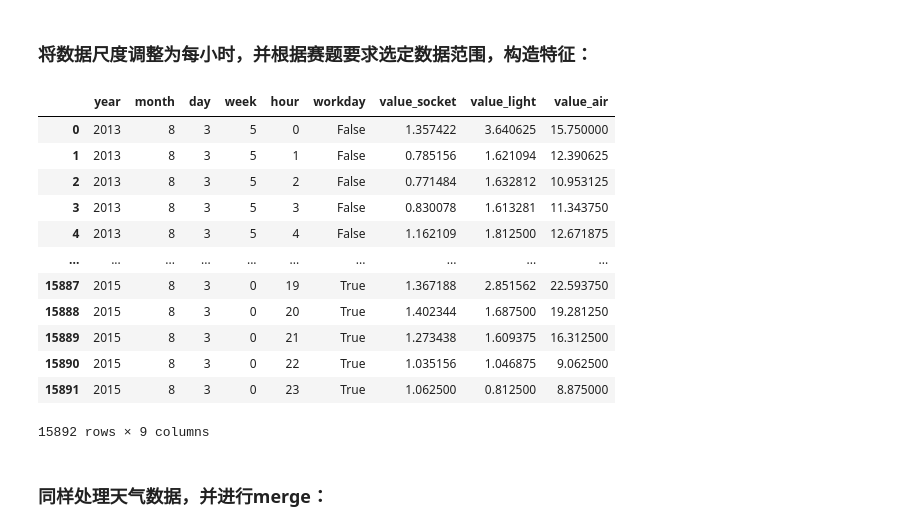
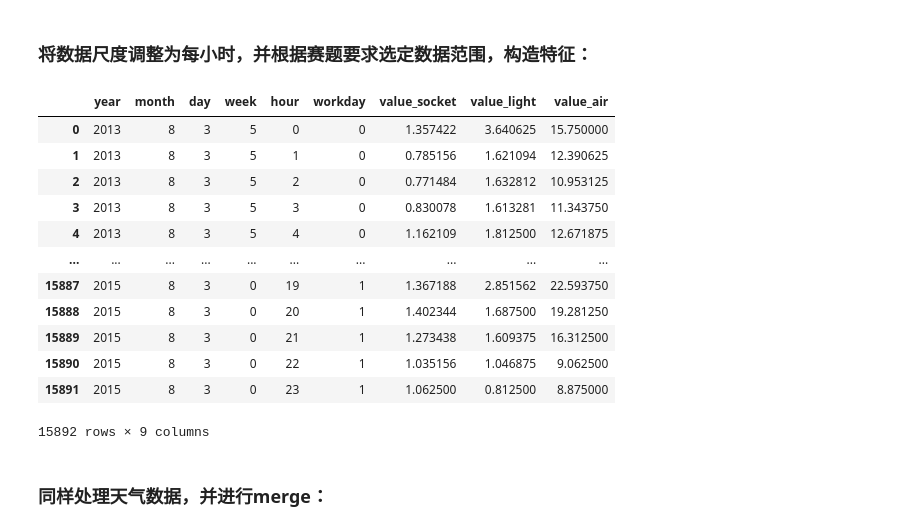
Before and after one commit to ZongXR/Smart-Building-Energy-Consumption-Prediction, a Jupyter notebook: notebooks/LightGBM.ipynb, the cells around one changed output. Saved outputs shown, nothing was run; the diff lists cells and outputs as text; code cells hidden in the pictures.

```diff
--- a/notebooks/LightGBM.ipynb
+++ b/notebooks/LightGBM.ipynb
@@ -120,27 +121,27 @@ data
 # %% [markdown]
 <h3>将数据尺度调整为每小时，并根据赛题要求选定数据范围，构造特征：</h3>
 # %%
-data["workday"] = data["time"].apply(lambda x: is_workday(x))
+data['workday'] = data["time"].apply(lambda x: is_workday(x)).astype(int)
 data['hour'] = data['time'].dt.hour
 data['week'] = data['time'].dt.weekday
 data['day'] = data['time'].dt.day
 data['month'] = data['time'].dt.month
 data['year'] = data['time'].dt.year
 data = data.groupby(["year",'month','day','week','hour','workday'])[['value_socket','value_light','value_air']].sum().reset_index()
 data
 # %% [output]
 |  | year | month | day | week | hour | workday | value_socket | value_light | value_air |
-| 0 | 2013 | 8 | 3 | 5 | 0 | False | 1.357422 | 3.640625 | 15.750000 |
-| 1 | 2013 | 8 | 3 | 5 | 1 | False | 0.785156 | 1.621094 | 12.390625 |
-| 2 | 2013 | 8 | 3 | 5 | 2 | False | 0.771484 | 1.632812 | 10.953125 |
-| 3 | 2013 | 8 | 3 | 5 | 3 | False | 0.830078 | 1.613281 | 11.343750 |
-| 4 | 2013 | 8 | 3 | 5 | 4 | False | 1.162109 | 1.812500 | 12.671875 |
+| 0 | 2013 | 8 | 3 | 5 | 0 | 0 | 1.357422 | 3.640625 | 15.750000 |
+| 1 | 2013 | 8 | 3 | 5 | 1 | 0 | 0.785156 | 1.621094 | 12.390625 |
+| 2 | 2013 | 8 | 3 | 5 | 2 | 0 | 0.771484 | 1.632812 | 10.953125 |
+| 3 | 2013 | 8 | 3 | 5 | 3 | 0 | 0.830078 | 1.613281 | 11.343750 |
+| 4 | 2013 | 8 | 3 | 5 | 4 | 0 | 1.162109 | 1.812500 | 12.671875 |
 | ... | ... | ... | ... | ... | ... | ... | ... | ... | ... |
-| 15887 | 2015 | 8 | 3 | 0 | 19 | True | 1.367188 | 2.851562 | 22.593750 |
-| 15888 | 2015 | 8 | 3 | 0 | 20 | True | 1.402344 | 1.687500 | 19.281250 |
-| 15889 | 2015 | 8 | 3 | 0 | 21 | True | 1.273438 | 1.609375 | 16.312500 |
-| 15890 | 2015 | 8 | 3 | 0 | 22 | True | 1.035156 | 1.046875 | 9.062500 |
-| 15891 | 2015 | 8 | 3 | 0 | 23 | True | 1.062500 | 0.812500 | 8.875000 |
+| 15887 | 2015 | 8 | 3 | 0 | 19 | 1 | 1.367188 | 2.851562 | 22.593750 |
+| 15888 | 2015 | 8 | 3 | 0 | 20 | 1 | 1.402344 | 1.687500 | 19.281250 |
+| 15889 | 2015 | 8 | 3 | 0 | 21 | 1 | 1.273438 | 1.609375 | 16.312500 |
+| 15890 | 2015 | 8 | 3 | 0 | 22 | 1 | 1.035156 | 1.046875 | 9.062500 |
+| 15891 | 2015 | 8 | 3 | 0 | 23 | 1 | 1.062500 | 0.812500 | 8.875000 |
 15892 rows × 9 columns
 # %% [markdown]
 <h3>同样处理天气数据，并进行merge：</h3>
```
Also changed, not shown: parts of 18 cells of this notebook, 2 other files.
